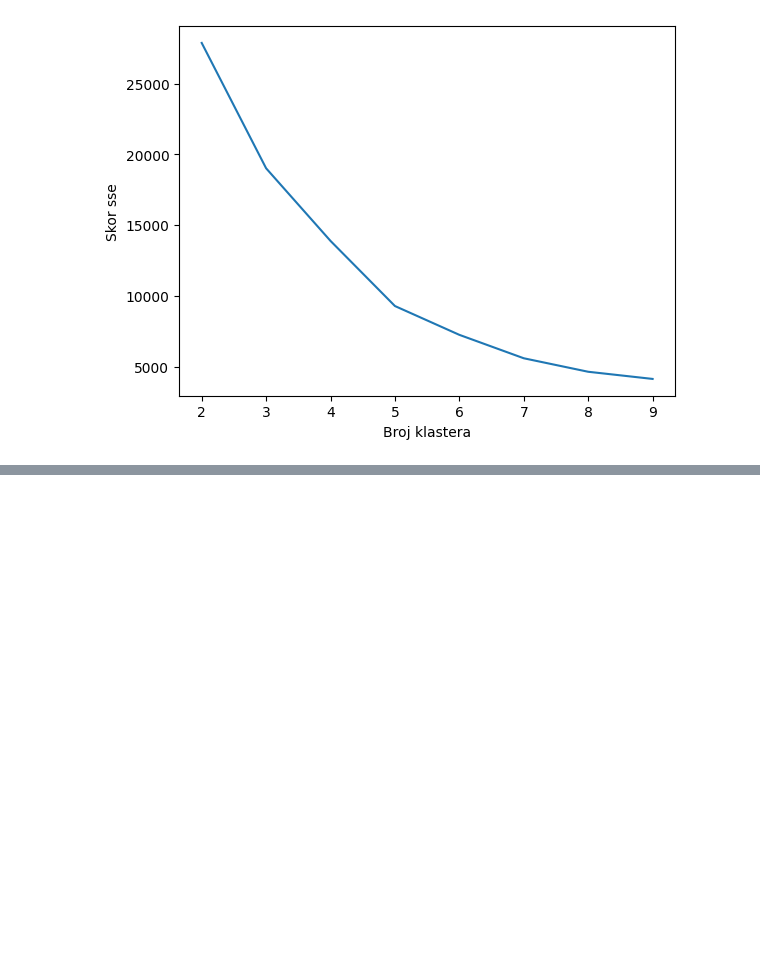
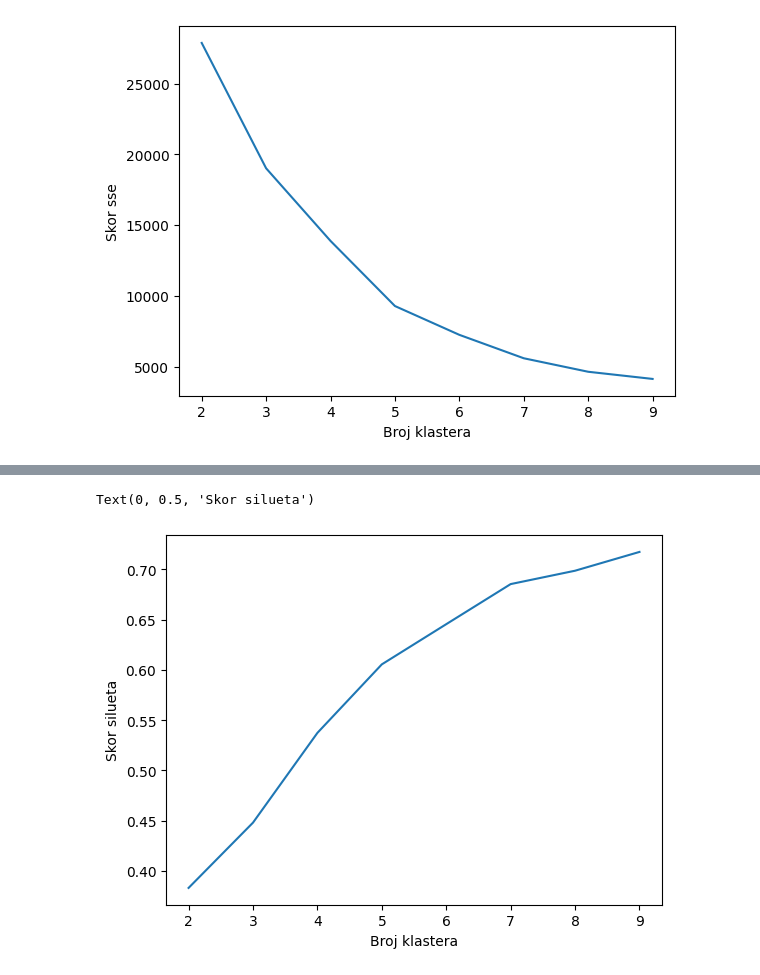
Before and after one commit to MATF-istrazivanje-podataka-1/2023_Data_Mining_Smoking_Dataset, a Jupyter notebook: models/clustering/K-means.ipynb, the cells around one changed output, grey strips where cells are left out. Cells and saved outputs as stored; diff of their text form; code cells hidden in the pictures; blank space fills up the shorter version.

```diff
--- a/models/clustering/K-means.ipynb
+++ b/models/clustering/K-means.ipynb
@@ -183,0 +222,7 @@ array([0.81267789, 0.80245268, 0.45777605, ..., 0.80305813, 0.54974508,
+# %%
+plt.plot(ks, silhouettes)
+plt.xlabel('Broj klastera')
+plt.ylabel('Skor silueta')
+# %% [output]
+Text(0, 0.5, 'Skor silueta')
+[figure, added]
```
Also changed, not shown: parts of 26 cells of this notebook, 5 other files.
